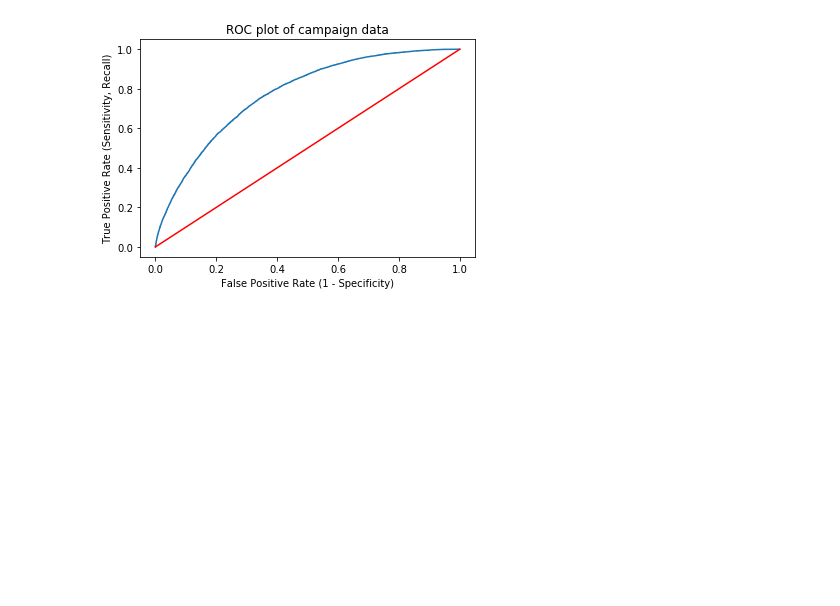
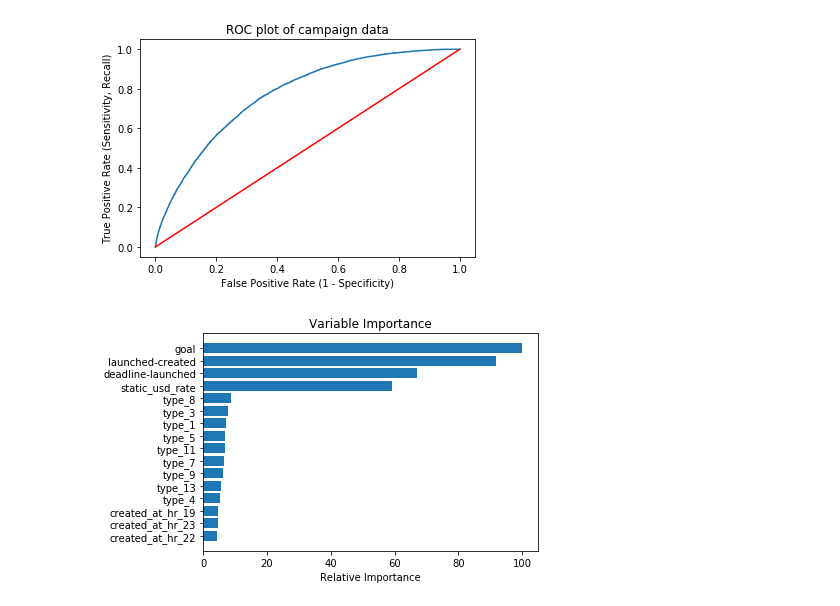
Before and after one commit to GdMacmillan/kickstarter_case_study, a Jupyter notebook: modeling_success.ipynb, the cells around one changed output. Drawn from its saved outputs; the diff is of its cells as text; code cells hidden in the pictures; blank space fills up the shorter version.

```diff
--- a/modeling_success.ipynb
+++ b/modeling_success.ipynb
@@ -319,3 +316,7 @@ plot_roc(v_probs, y_test, "ROC plot of campaign data",
          "False Positive Rate (1 - Specificity)", "True Positive Rate (Sensitivity, Recall)")
 # %% [output]
 [figure]
+# %%
+plot_importance(gbc, X_train, max_features=16)
+# %% [output]
+[figure, added]
```
Also changed, not shown: parts of 3 cells of this notebook, 6 other files.
